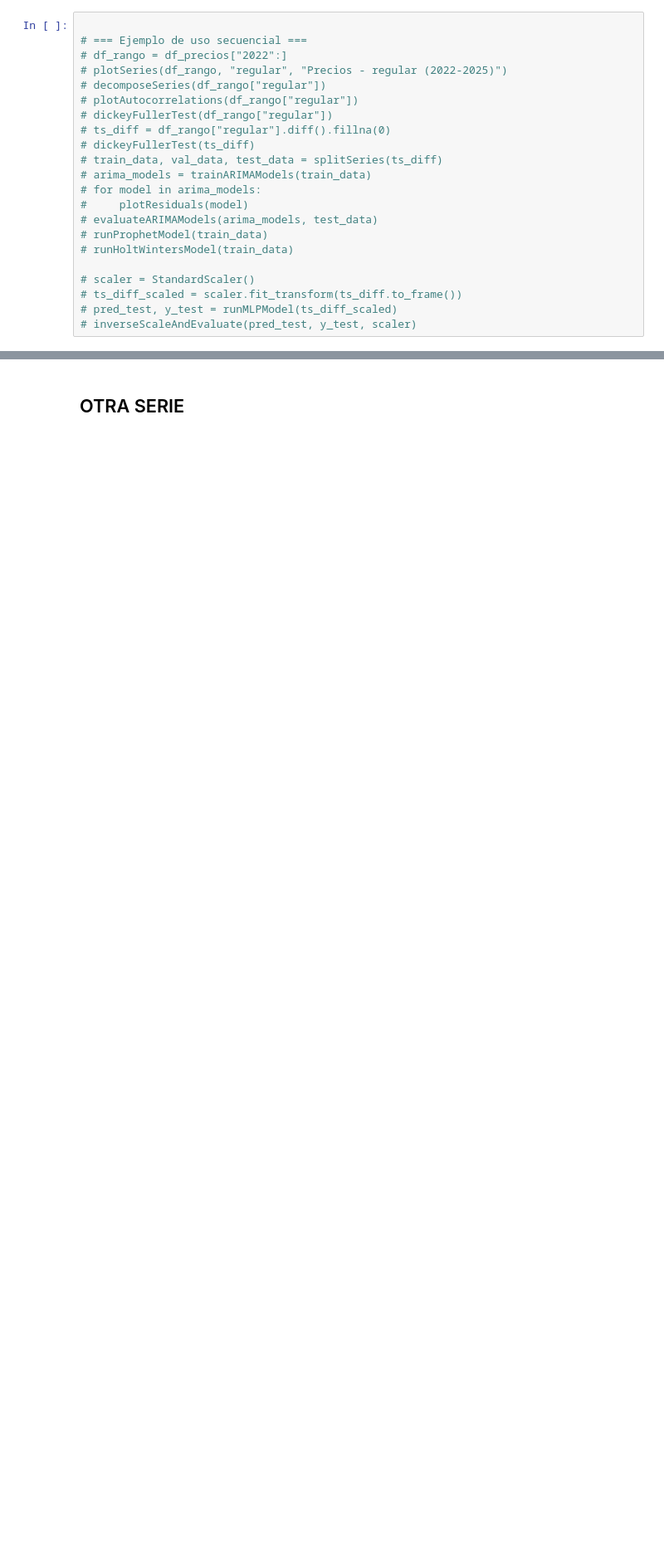
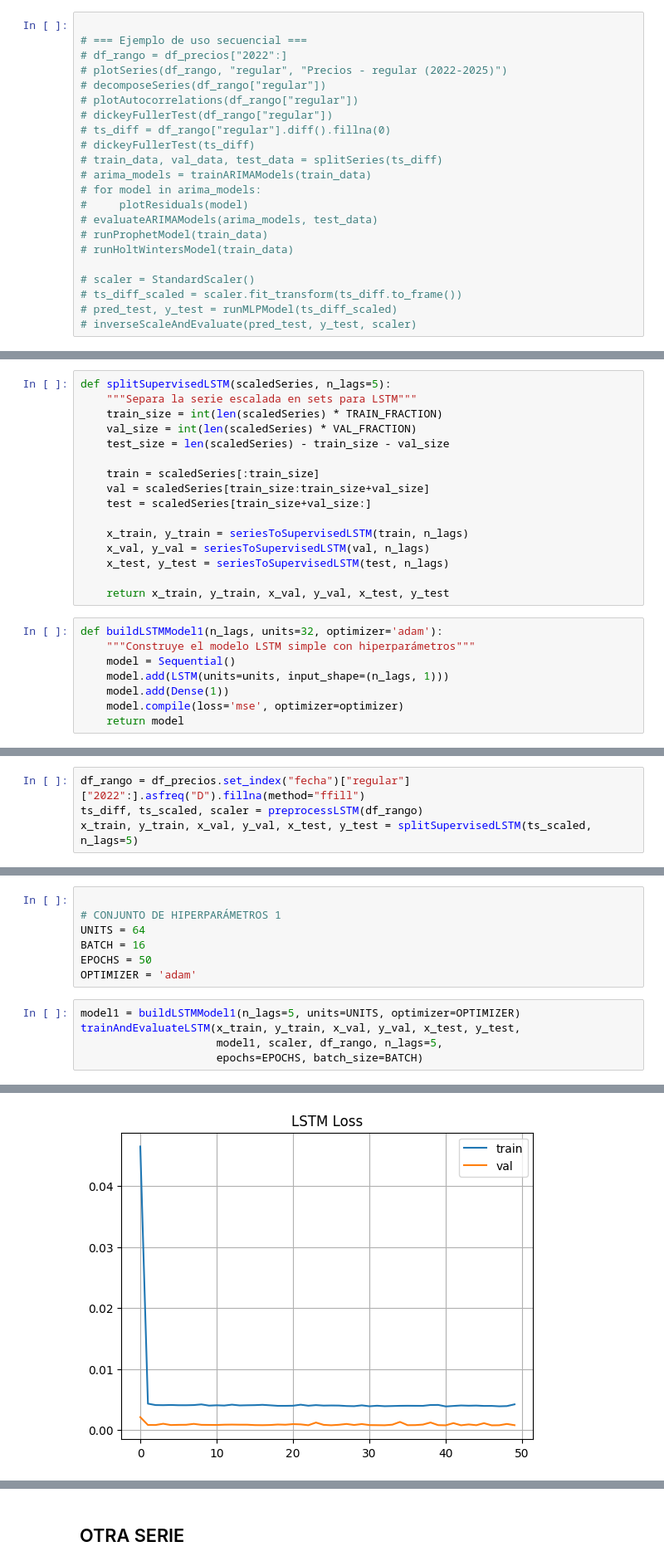
Before and after one commit to JosueSay/labs-ds, a Jupyter notebook: lab2/lab2.ipynb, the cells around one changed output, grey strips where cells are left out. Shown: that part at 83% size. Drawn from its saved outputs; the diff is of its cells as text; blank space fills up the shorter version.

Commit message:
feat: implementación modelo simple (tarea) en lab2 para deep learning en serie de precio de gasolina regular

```diff
--- a/lab2/lab2.ipynb
+++ b/lab2/lab2.ipynb
@@ -227,0 +248,24 @@ def inverseScaleAndEvaluate(predicted, actual, scaler):
+# %%
+def splitSupervisedLSTM(scaledSeries, n_lags=5):
+    """Separa la serie escalada en sets para LSTM"""
+    train_size = int(len(scaledSeries) * TRAIN_FRACTION)
+    val_size = int(len(scaledSeries) * VAL_FRACTION)
+    test_size = len(scaledSeries) - train_size - val_size
+
+    train = scaledSeries[:train_size]
+    val = scaledSeries[train_size:train_size+val_size]
+    test = scaledSeries[train_size+val_size:]
+
+    x_train, y_train = seriesToSupervisedLSTM(train, n_lags)
+    x_val, y_val = seriesToSupervisedLSTM(val, n_lags)
+    x_test, y_test = seriesToSupervisedLSTM(test, n_lags)
+
+    return x_train, y_train, x_val, y_val, x_test, y_test
+# %%
+def buildLSTMModel1(n_lags, units=32, optimizer='adam'):
+    """Construye el modelo LSTM simple con hiperparámetros"""
+    model = Sequential()
+    model.add(LSTM(units=units, input_shape=(n_lags, 1)))
+    model.add(Dense(1))
+    model.compile(loss='mse', optimizer=optimizer)
+    return model
@@ -227,0 +321,4 @@ def inverseScaleAndEvaluate(predicted, actual, scaler):
+# %%
+df_rango = df_precios.set_index("fecha")["regular"]["2022":].asfreq("D").fillna(method="ffill")
+ts_diff, ts_scaled, scaler = preprocessLSTM(df_rango)
+x_train, y_train, x_val, y_val, x_test, y_test = splitSupervisedLSTM(ts_scaled, n_lags=5)
@@ -227,0 +327,13 @@ def inverseScaleAndEvaluate(predicted, actual, scaler):
+# %%
+
+# CONJUNTO DE HIPERPARÁMETROS 1
+UNITS = 64
+BATCH = 16
+EPOCHS = 50
+OPTIMIZER = 'adam'
+# %%
+model1 = buildLSTMModel1(n_lags=5, units=UNITS, optimizer=OPTIMIZER)
+trainAndEvaluateLSTM(x_train, y_train, x_val, y_val, x_test, y_test,
+                     model1, scaler, df_rango, n_lags=5,
+                     epochs=EPOCHS, batch_size=BATCH)
+# %% [output]
@@ -227,0 +358 @@ def inverseScaleAndEvaluate(predicted, actual, scaler):
+[figure, added]
```
Also changed, not shown: parts of 9 cells of this notebook.
